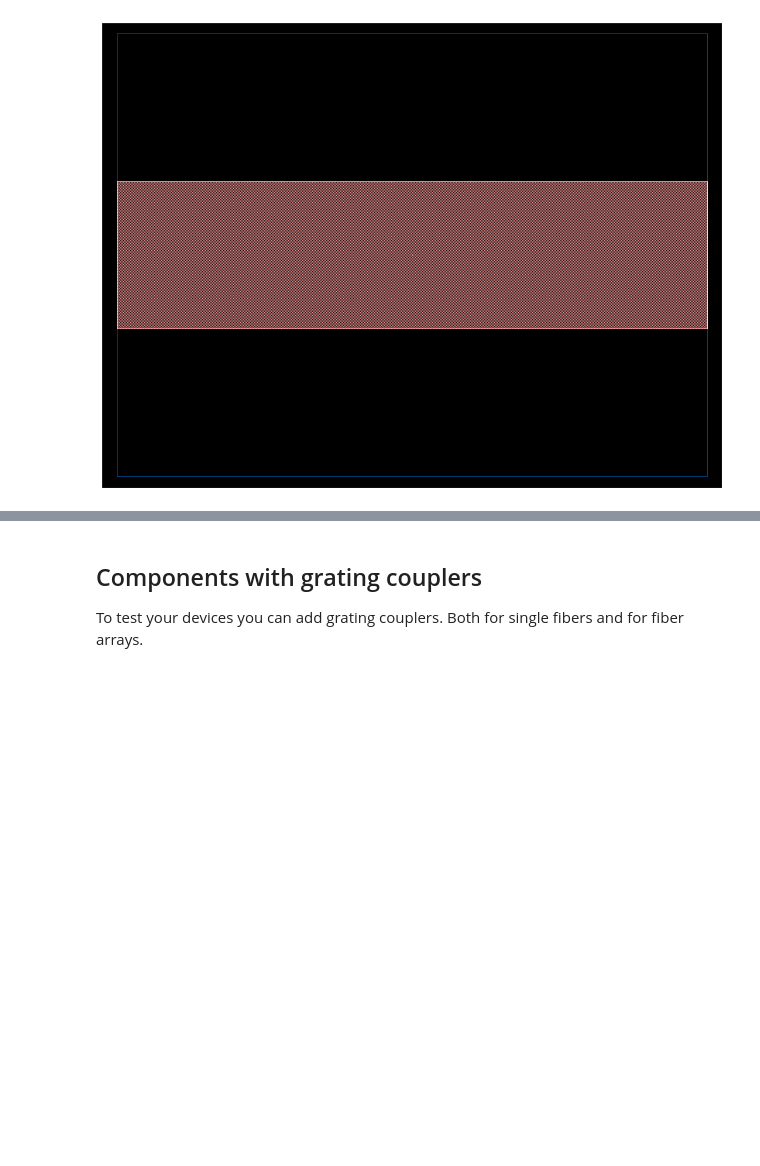
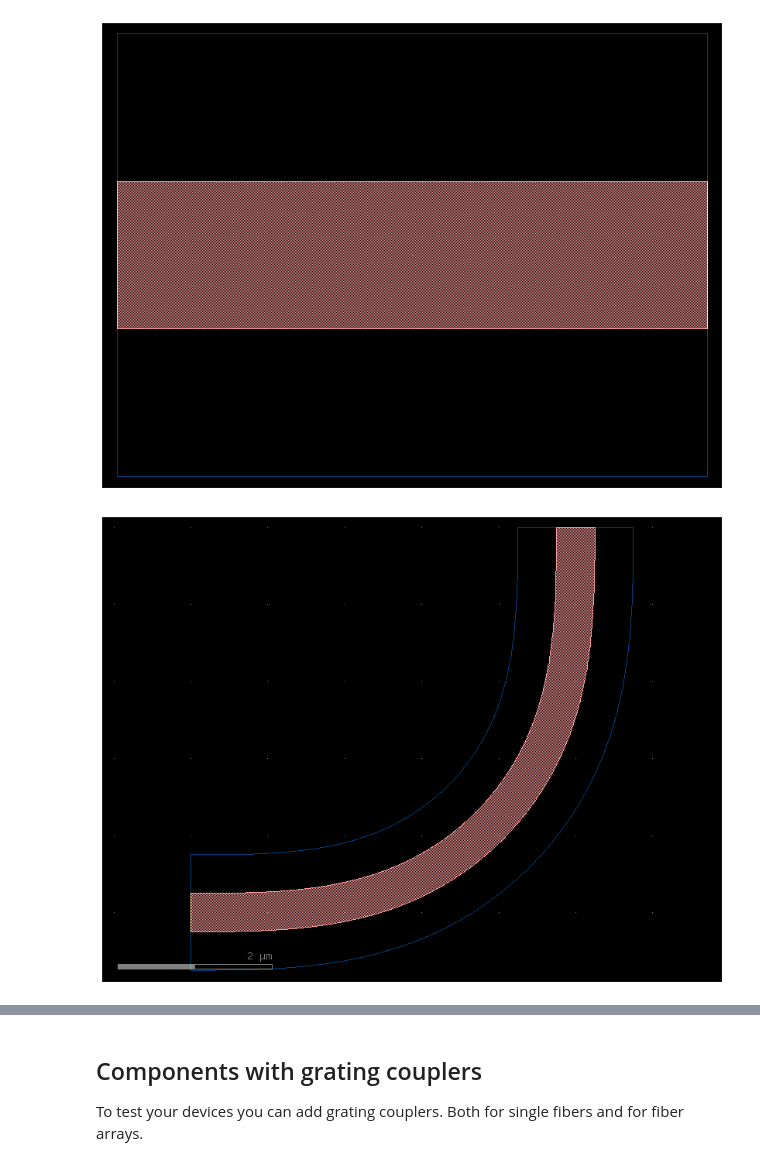
Before and after one commit to gdsfactory/ubc, a Jupyter notebook: docs/notebooks/00_layout.ipynb, the cells around one changed output, grey strips where cells are left out. Drawn from its saved outputs; the diff is of its cells as text; code cells hidden in the pictures; blank space fills up the shorter version.

```diff
--- a/docs/notebooks/00_layout.ipynb
+++ b/docs/notebooks/00_layout.ipynb
@@ -54,5 +66,7 @@ c.plot()
 # %% [output]
 [figure]
 # %%
-c = cells.bend(radius=5)
+c = cells.bend_euler(radius=5)
 c.plot()
+# %% [output]
+[figure, added]
```
Also changed, not shown: parts of 16 cells of this notebook, 4 other files.
